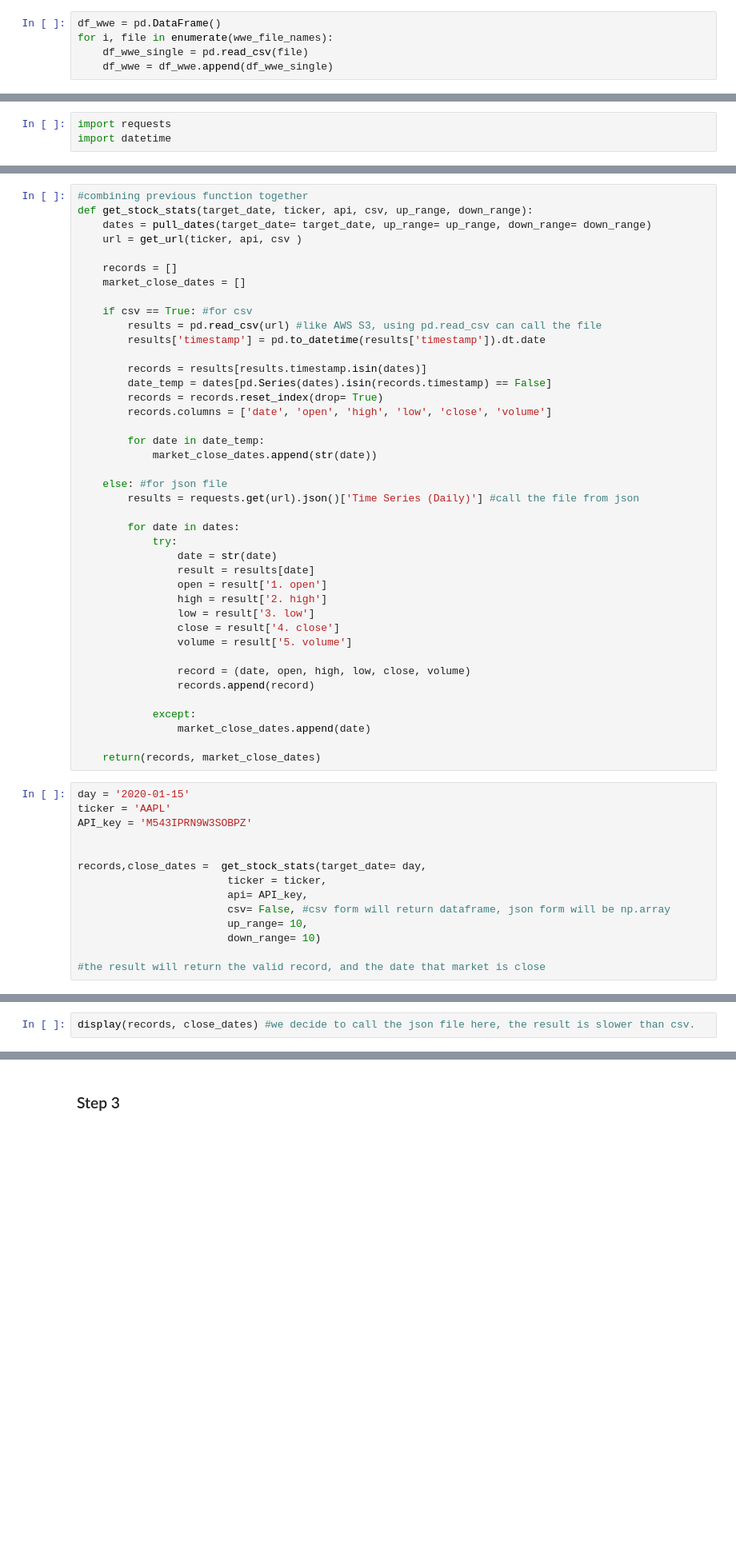
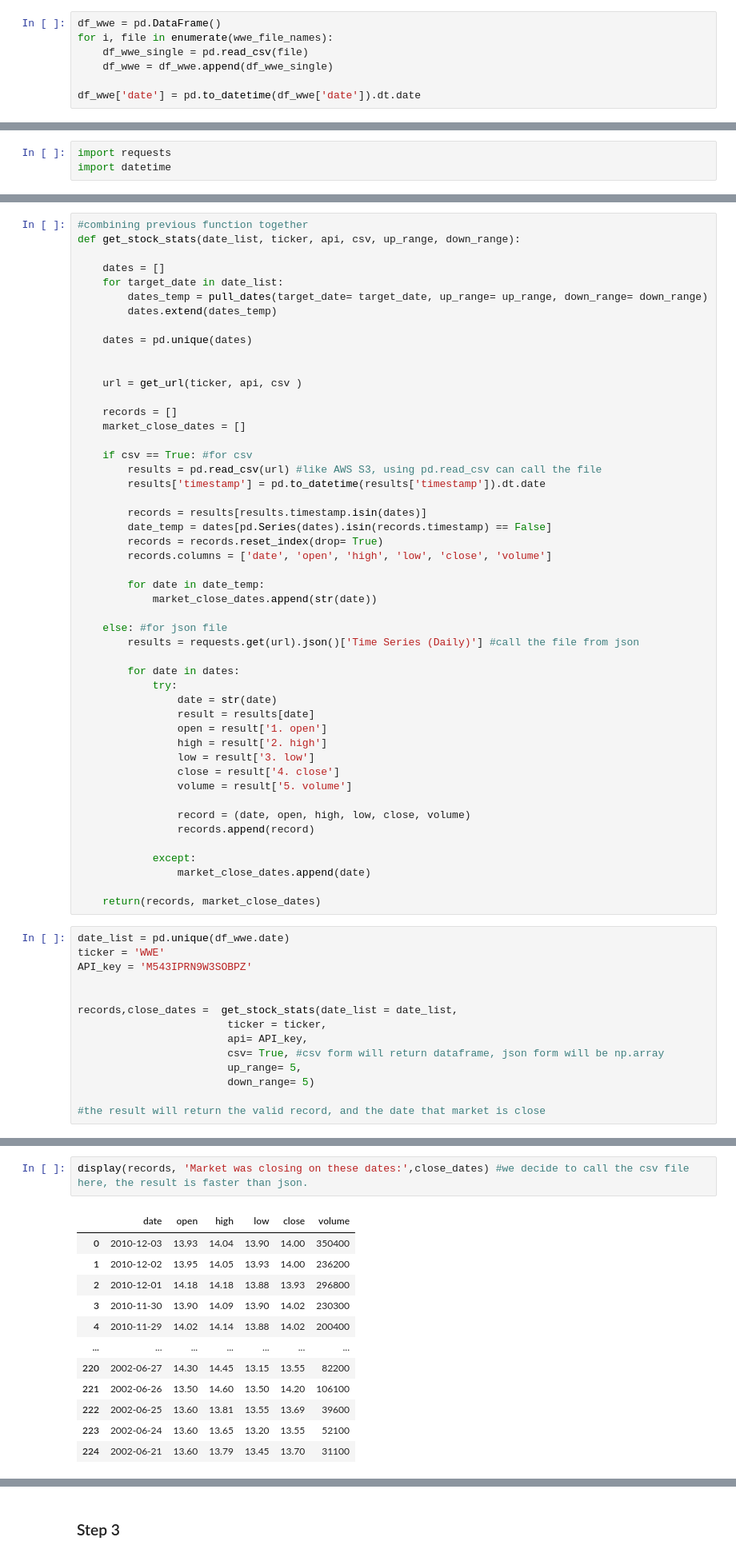
Before and after one commit to Tang2022ND/Python_VS, a Jupyter notebook: unstruturedDA/Homwork1.ipynb, the cells around one changed output, grey strips where cells are left out. Shown: that part at 80% size. Drawn from its saved outputs; the diff is of its cells as text; blank space fills up the shorter version.

```diff
--- a/unstruturedDA/Homwork1.ipynb
+++ b/unstruturedDA/Homwork1.ipynb
@@ -17,6 +17,8 @@ df_wwe = pd.DataFrame()
 for i, file in enumerate(wwe_file_names):
     df_wwe_single = pd.read_csv(file)
     df_wwe = df_wwe.append(df_wwe_single)
+
+df_wwe['date'] = pd.to_datetime(df_wwe['date']).dt.date
 # %%
 len(df_wwe) #good to go
 # %% [output]
@@ -46,8 +47,16 @@ def pull_dates(target_date, up_range, down_range):
     return dates
 # %%
 #combining previous function together
-def get_stock_stats(target_date, ticker, api, csv, up_range, down_range):
-    dates = pull_dates(target_date= target_date, up_range= up_range, down_range= down_range)
+def get_stock_stats(date_list, ticker, api, csv, up_range, down_range):
+
+    dates = []
+    for target_date in date_list:
+        dates_temp = pull_dates(target_date= target_date, up_range= up_range, down_range= down_range)
+        dates.extend(dates_temp)
+
+    dates = pd.unique(dates)
+
+
     url = get_url(ticker, api, csv )
 
     records = []
@@ -86,16 +95,16 @@ def get_stock_stats(target_date, ticker, api, csv, up_range, down_range):
 
     return(records, market_close_dates)
 # %%
-day = '2020-01-15'
-ticker = 'AAPL'
+date_list = pd.unique(df_wwe.date)
+ticker = 'WWE'
 API_key = 'M543IPRN9W3SOBPZ'
 
 
-records,close_dates =  get_stock_stats(target_date= day,
+records,close_dates =  get_stock_stats(date_list = date_list,
                         ticker = ticker,
                         api= API_key,
-                        csv= False, #csv form will return dataframe, json form will be np.array
-                        up_range= 10,
-                        down_range= 10)
+                        csv= True, #csv form will return dataframe, json form will be np.array
+                        up_range= 5,
+                        down_range= 5)
 
 #the result will return the valid record, and the date that market is close
@@ -104,3 +111,15 @@ dates range are between:  2020-01-05 2020-01-25
 # %%
-display(records, close_dates) #we decide to call the json file here, the result is slower than csv.
+display(records, 'Market was closing on these dates:',close_dates) #we decide to call the csv file here, the result is faster than json.
 # %% [output]
+|  | date | open | high | low | close | volume |
+| 0 | 2010-12-03 | 13.93 | 14.04 | 13.90 | 14.00 | 350400 |
+| 1 | 2010-12-02 | 13.95 | 14.05 | 13.93 | 14.00 | 236200 |
+| 2 | 2010-12-01 | 14.18 | 14.18 | 13.88 | 13.93 | 296800 |
+| 3 | 2010-11-30 | 13.90 | 14.09 | 13.90 | 14.02 | 230300 |
+| 4 | 2010-11-29 | 14.02 | 14.14 | 13.88 | 14.02 | 200400 |
+| ... | ... | ... | ... | ... | ... | ... |
+| 220 | 2002-06-27 | 14.30 | 14.45 | 13.15 | 13.55 | 82200 |
+| 221 | 2002-06-26 | 13.50 | 14.60 | 13.50 | 14.20 | 106100 |
+| 222 | 2002-06-25 | 13.60 | 13.81 | 13.55 | 13.69 | 39600 |
+| 223 | 2002-06-24 | 13.60 | 13.65 | 13.20 | 13.55 | 52100 |
+| 224 | 2002-06-21 | 13.60 | 13.79 | 13.45 | 13.70 | 31100 |
```
Also changed, not shown: parts of 3 cells of this notebook, 1 other file.
